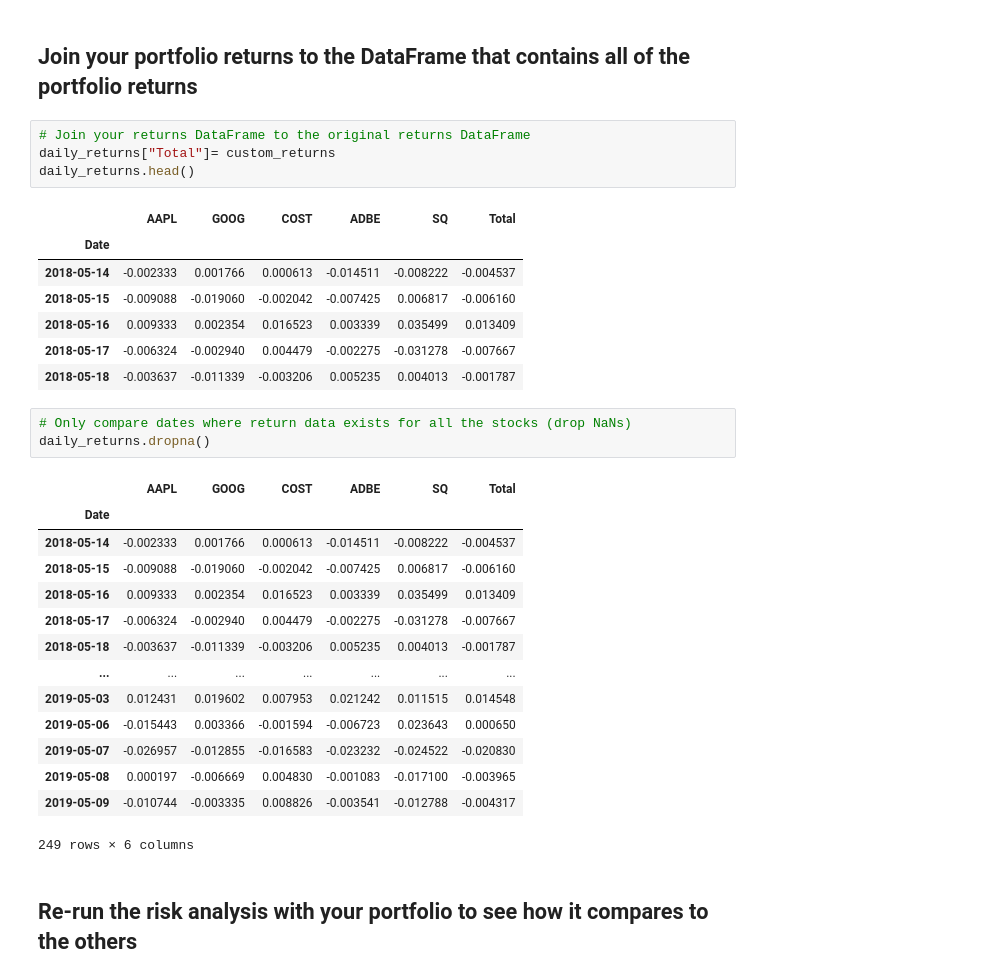
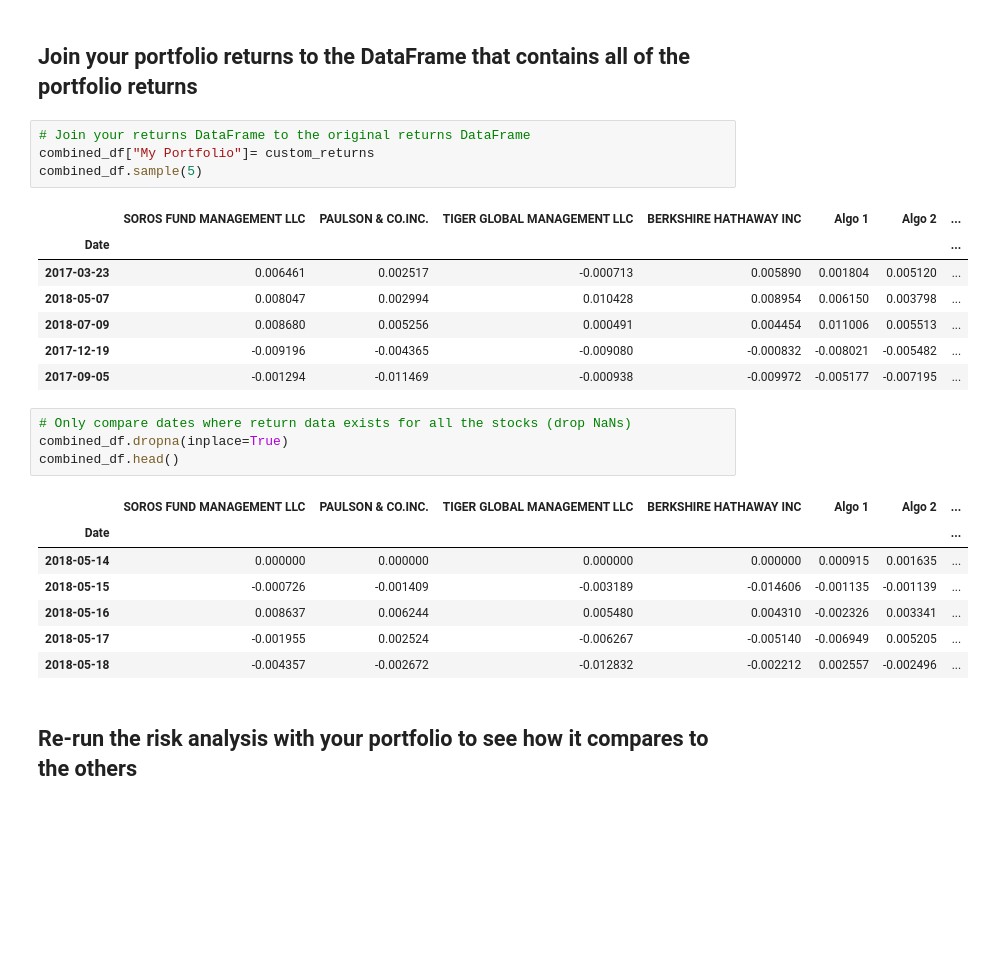
Before and after one commit to webclinic017/FintechHW, a Jupyter notebook: Homework4/whale_analysis.ipynb, the cells around one changed output. Saved outputs shown, nothing was run; the diff lists cells and outputs as text; blank space fills up the shorter version.

```diff
--- a/Homework4/whale_analysis.ipynb
+++ b/Homework4/whale_analysis.ipynb
@@ -592,34 +587,28 @@ Length: 249, dtype: float64
 ## Join your portfolio returns to the DataFrame that contains all of the portfolio returns
 # %%
 # Join your returns DataFrame to the original returns DataFrame
-daily_returns["Total"]= custom_returns
-daily_returns.head()
+combined_df["My Portfolio"]= custom_returns
+combined_df.sample(5)
 # %% [output]
-|  | AAPL | GOOG | COST | ADBE | SQ | Total |
-| Date |  |  |  |  |  |  |
-| 2018-05-14 | -0.002333 | 0.001766 | 0.000613 | -0.014511 | -0.008222 | -0.004537 |
-| 2018-05-15 | -0.009088 | -0.019060 | -0.002042 | -0.007425 | 0.006817 | -0.006160 |
-| 2018-05-16 | 0.009333 | 0.002354 | 0.016523 | 0.003339 | 0.035499 | 0.013409 |
-| 2018-05-17 | -0.006324 | -0.002940 | 0.004479 | -0.002275 | -0.031278 | -0.007667 |
-| 2018-05-18 | -0.003637 | -0.011339 | -0.003206 | 0.005235 | 0.004013 | -0.001787 |
+|  | SOROS FUND MANAGEMENT LLC | PAULSON & CO.INC. | TIGER GLOBAL MANAGEMENT LLC | BERKSHIRE HATHAWAY INC | Algo 1 | Algo 2 | ... |
+| Date |  |  |  |  |  |  | ... |
+| 2017-03-23 | 0.006461 | 0.002517 | -0.000713 | 0.005890 | 0.001804 | 0.005120 | ... |
+| 2018-05-07 | 0.008047 | 0.002994 | 0.010428 | 0.008954 | 0.006150 | 0.003798 | ... |
+| 2018-07-09 | 0.008680 | 0.005256 | 0.000491 | 0.004454 | 0.011006 | 0.005513 | ... |
+| 2017-12-19 | -0.009196 | -0.004365 | -0.009080 | -0.000832 | -0.008021 | -0.005482 | ... |
+| 2017-09-05 | -0.001294 | -0.011469 | -0.000938 | -0.009972 | -0.005177 | -0.007195 | ... |
 # %%
 # Only compare dates where return data exists for all the stocks (drop NaNs)
-daily_returns.dropna()
+combined_df.dropna(inplace=True)
+combined_df.head()
 # %% [output]
-|  | AAPL | GOOG | COST | ADBE | SQ | Total |
-| Date |  |  |  |  |  |  |
-| 2018-05-14 | -0.002333 | 0.001766 | 0.000613 | -0.014511 | -0.008222 | -0.004537 |
-| 2018-05-15 | -0.009088 | -0.019060 | -0.002042 | -0.007425 | 0.006817 | -0.006160 |
-| 2018-05-16 | 0.009333 | 0.002354 | 0.016523 | 0.003339 | 0.035499 | 0.013409 |
-| 2018-05-17 | -0.006324 | -0.002940 | 0.004479 | -0.002275 | -0.031278 | -0.007667 |
-| 2018-05-18 | -0.003637 | -0.011339 | -0.003206 | 0.005235 | 0.004013 | -0.001787 |
-| ... | ... | ... | ... | ... | ... | ... |
-| 2019-05-03 | 0.012431 | 0.019602 | 0.007953 | 0.021242 | 0.011515 | 0.014548 |
-| 2019-05-06 | -0.015443 | 0.003366 | -0.001594 | -0.006723 | 0.023643 | 0.000650 |
-| 2019-05-07 | -0.026957 | -0.012855 | -0.016583 | -0.023232 | -0.024522 | -0.020830 |
-| 2019-05-08 | 0.000197 | -0.006669 | 0.004830 | -0.001083 | -0.017100 | -0.003965 |
-| 2019-05-09 | -0.010744 | -0.003335 | 0.008826 | -0.003541 | -0.012788 | -0.004317 |
+|  | SOROS FUND MANAGEMENT LLC | PAULSON & CO.INC. | TIGER GLOBAL MANAGEMENT LLC | BERKSHIRE HATHAWAY INC | Algo 1 | Algo 2 | ... |
+| Date |  |  |  |  |  |  | ... |
+| 2018-05-14 | 0.000000 | 0.000000 | 0.000000 | 0.000000 | 0.000915 | 0.001635 | ... |
+| 2018-05-15 | -0.000726 | -0.001409 | -0.003189 | -0.014606 | -0.001135 | -0.001139 | ... |
+| 2018-05-16 | 0.008637 | 0.006244 | 0.005480 | 0.004310 | -0.002326 | 0.003341 | ... |
+| 2018-05-17 | -0.001955 | 0.002524 | -0.006267 | -0.005140 | -0.006949 | 0.005205 | ... |
+| 2018-05-18 | -0.004357 | -0.002672 | -0.012832 | -0.002212 | 0.002557 | -0.002496 | ... |
-249 rows × 6 columns
 # %% [markdown]
 ## Re-run the risk analysis with your portfolio to see how it compares to the others
 # %% [markdown]
```
Also changed, not shown: parts of 28 cells of this notebook.
